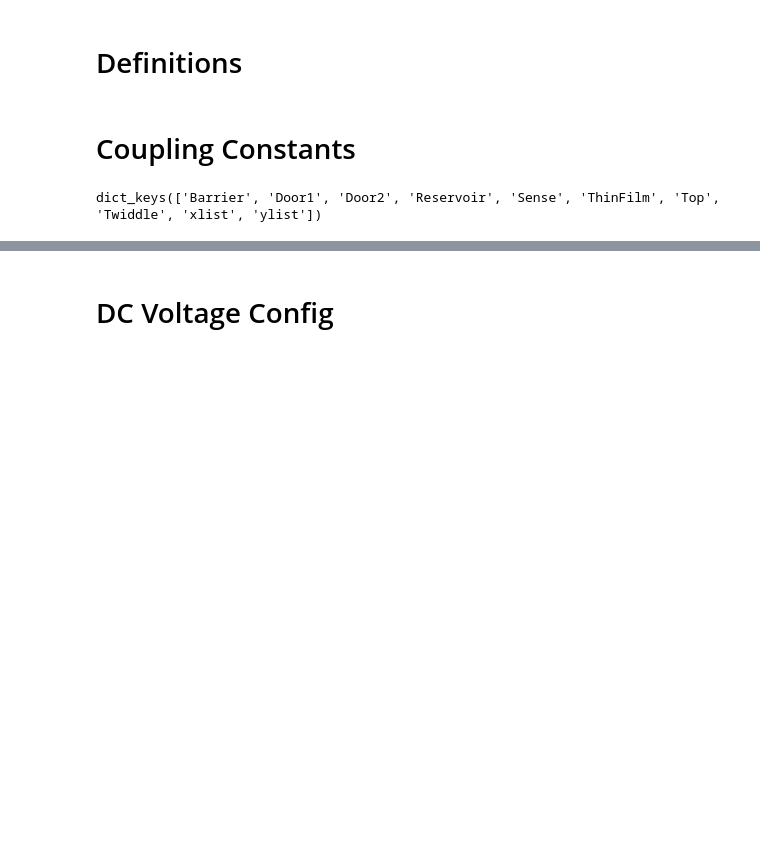
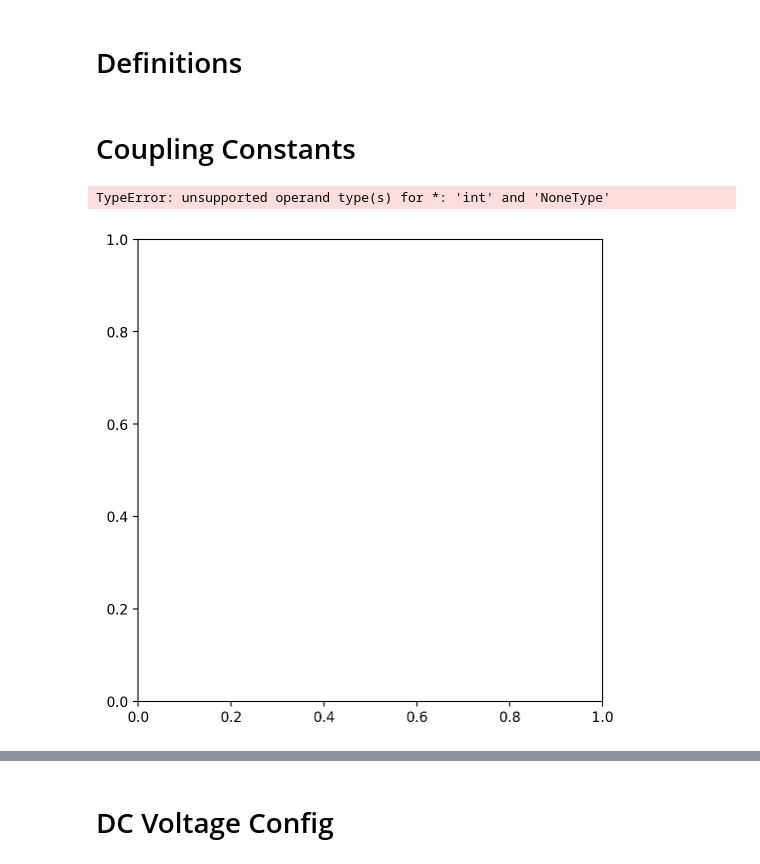
Before and after one commit to eelyon/LyonLabCodebase, a Jupyter notebook: femSims/Tiffany/ThinFilmTransportNew/FEMAnalysis.ipynb, the cells around one changed output, grey strips where cells are left out. Drawn from its saved outputs; the diff is of its cells as text; code cells hidden in the pictures; blank space fills up the shorter version.

```diff
--- a/femSims/Tiffany/ThinFilmTransportNew/FEMAnalysis.ipynb
+++ b/femSims/Tiffany/ThinFilmTransportNew/FEMAnalysis.ipynb
@@ -72,10 +98,26 @@ options = {"include_screening" : False, # Include screening of electron-electron
            "max_y_displacement" : 0.1e-6} # Maximum y-displacement of solved electron positions during annealing.
 # %% [markdown]
 # Coupling Constants
-# %%
-ph.phi.keys()
-# %% [output]
-dict_keys(['Barrier', 'Door1', 'Door2', 'Reservoir', 'Sense', 'ThinFilm', 'Top', 'Twiddle', 'xlist', 'ylist'])
+# %%
+# By setting the voltage of each gate to 1, we can plot the coupling constants
+voltages = {
+    'Barrier':0,
+    'Door1':0,
+    'Door2':0,
+    'Reservoir':0,
+    'Sense':1,
+    'ThinFilm':0,
+    'Top':0,
+    'Twiddle':0
+}
+fig = plt.figure(figsize=(6, 6))
+ax = fig.add_subplot(111)
+ph.plot_potential_2D(ph.dot, voltages, zlevel_key=1.6, ax=ax, zero_line=False, cmap='RdYlBu')
+device.plot(ax=ax, layer=["top"], color=[BLACK], alpha=0)
+device.plot(ax=ax, layer=["bottom"], color=[WHITE], alpha=0.1)
+# %% [output]
+TypeError: unsupported operand type(s) for *: 'int' and 'NoneType'
+[figure, added]
 # %%
 # By setting the voltage of each gate to 1, we can plot the coupling constants
 voltages = {
```
Also changed, not shown: parts of 9 cells of this notebook, 48 other files.
